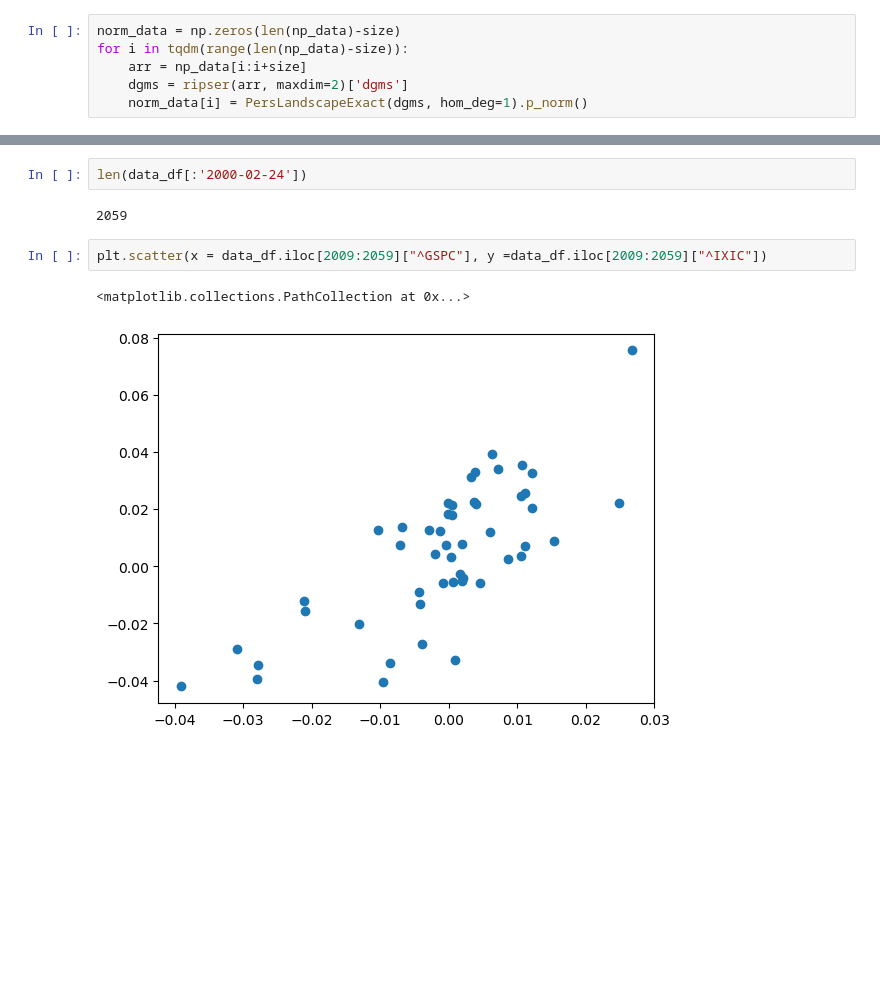
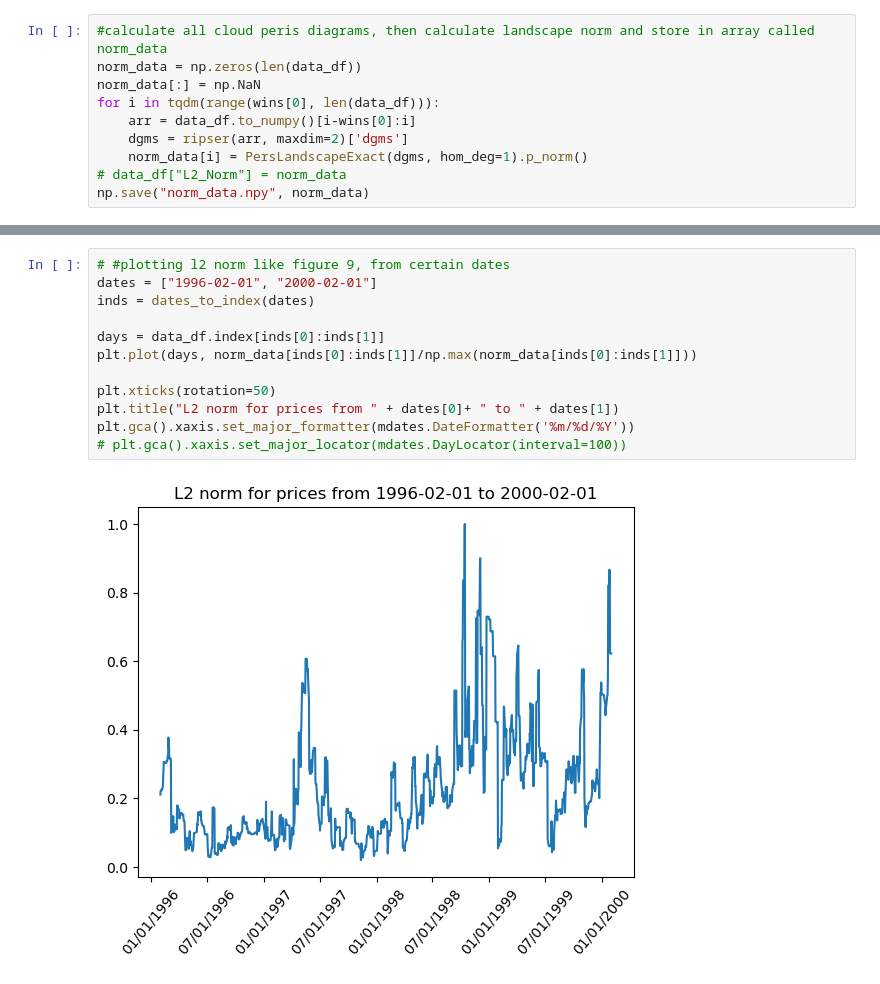
Before and after one commit to harshasomisetty/summer-tda-research, a Jupyter notebook: market_crashes_demo.ipynb, the cells around one changed output, grey strips where cells are left out. Saved outputs shown, nothing was run; the diff lists cells and outputs as text; blank space fills up the shorter version.

```diff
--- a/market_crashes_demo.ipynb
+++ b/market_crashes_demo.ipynb
@@ -25,6 +114,10 @@ size = 50
 # %%
-norm_data = np.zeros(len(np_data)-size)
-for i in tqdm(range(len(np_data)-size)):
-    arr = np_data[i:i+size]
+#calculate all cloud peris diagrams, then calculate landscape norm and store in array called norm_data
+norm_data = np.zeros(len(data_df))
+norm_data[:] = np.NaN
+for i in tqdm(range(wins[0], len(data_df))):
+    arr = data_df.to_numpy()[i-wins[0]:i]
     dgms = ripser(arr, maxdim=2)['dgms']
     norm_data[i] = PersLandscapeExact(dgms, hom_deg=1).p_norm()
+# data_df["L2_Norm"] = norm_data
+np.save("norm_data.npy", norm_data)
@@ -54,9 +124,14 @@ fig.tight_layout()
-# %%
-len(data_df[:'2000-02-24'])
-# %% [output]
-2059
-# %%
-plt.scatter(x = data_df.iloc[2009:2059]["^GSPC"], y =data_df.iloc[2009:2059]["^IXIC"])
-# %% [output]
-<matplotlib.collections.PathCollection at 0x...>
-[figure, removed]
+# %%
+# #plotting l2 norm like figure 9, from certain dates
+dates = ["1996-02-01", "2000-02-01"]
+inds = dates_to_index(dates)
+
+days = data_df.index[inds[0]:inds[1]]
+plt.plot(days, norm_data[inds[0]:inds[1]]/np.max(norm_data[inds[0]:inds[1]]))
+
+plt.xticks(rotation=50)
+plt.title("L2 norm for prices from " + dates[0]+ " to " + dates[1])
+plt.gca().xaxis.set_major_formatter(mdates.DateFormatter('%m/%d/%Y'))
+# plt.gca().xaxis.set_major_locator(mdates.DayLocator(interval=100))
+# %% [output]
+[figure, added]
```
Also changed, not shown: parts of 8 cells of this notebook, 3 other files.
